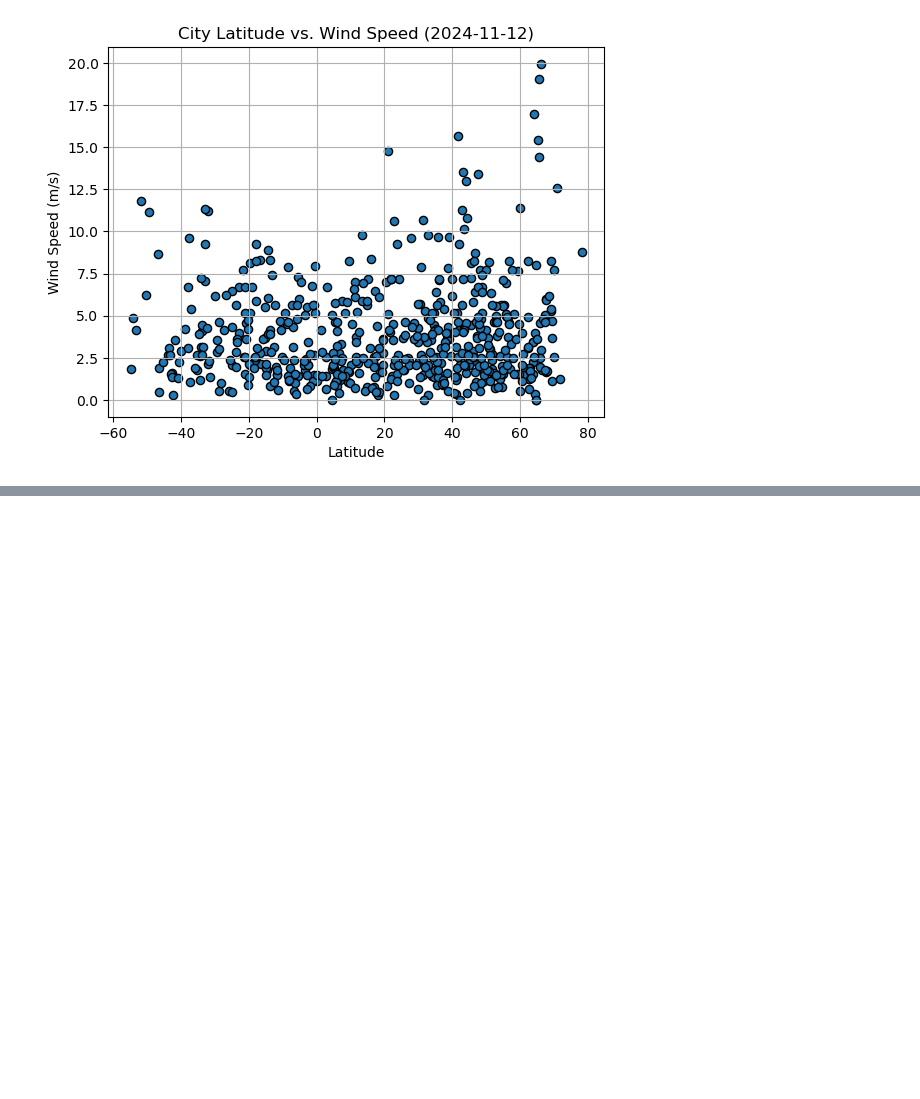
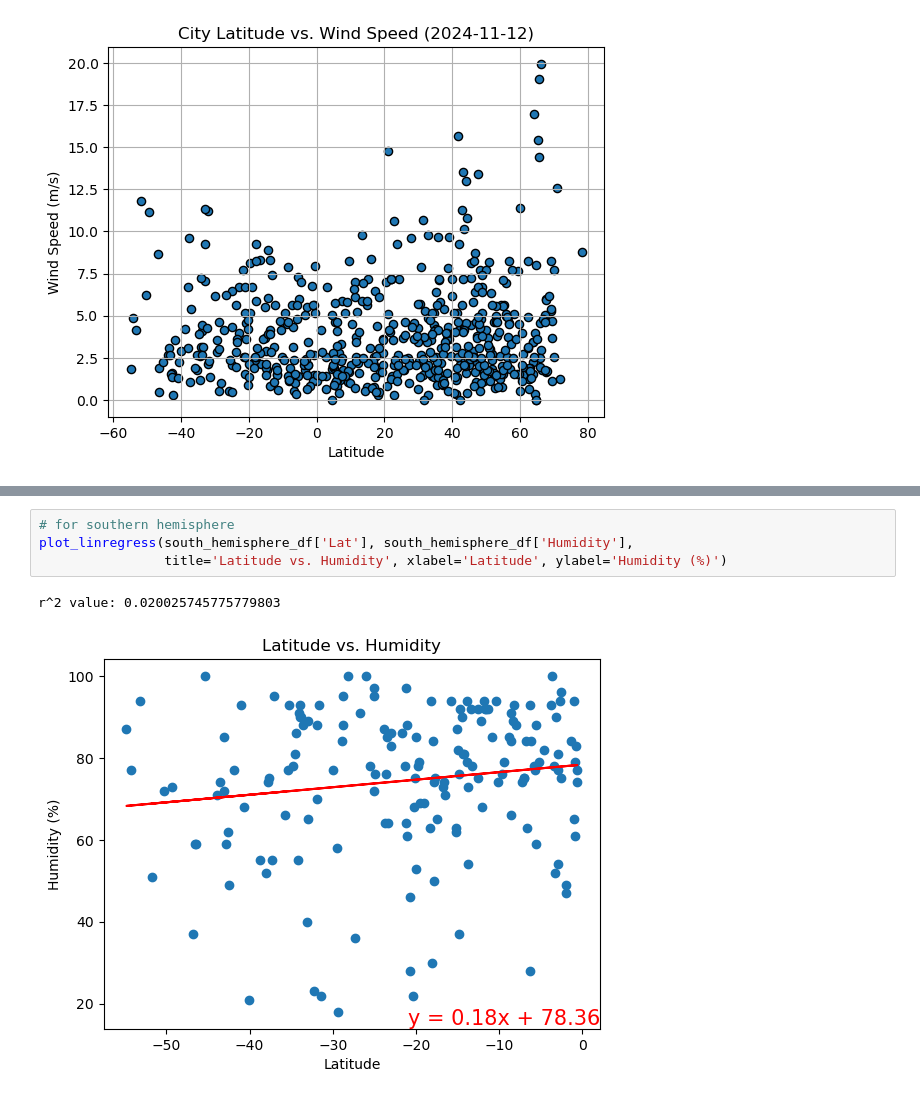
Before and after one commit to brianna-mitri/python-api-challenge, a Jupyter notebook: WeatherPy/WeatherPy.ipynb, the cells around one changed output, grey strips where cells are left out. Cells and saved outputs as stored; diff of their text form; blank space fills up the shorter version.

```diff
--- a/WeatherPy/WeatherPy.ipynb
+++ b/WeatherPy/WeatherPy.ipynb
@@ -324,0 +408,7 @@ plt.show()
+# %%
+# for southern hemisphere
+plot_linregress(south_hemisphere_df['Lat'], south_hemisphere_df['Humidity'],
+                title='Latitude vs. Humidity', xlabel='Latitude', ylabel='Humidity (%)')
+# %% [output]
+r^2 value: 0.020025745775779803
+[figure, added]
```
Also changed, not shown: parts of 20 cells of this notebook.
